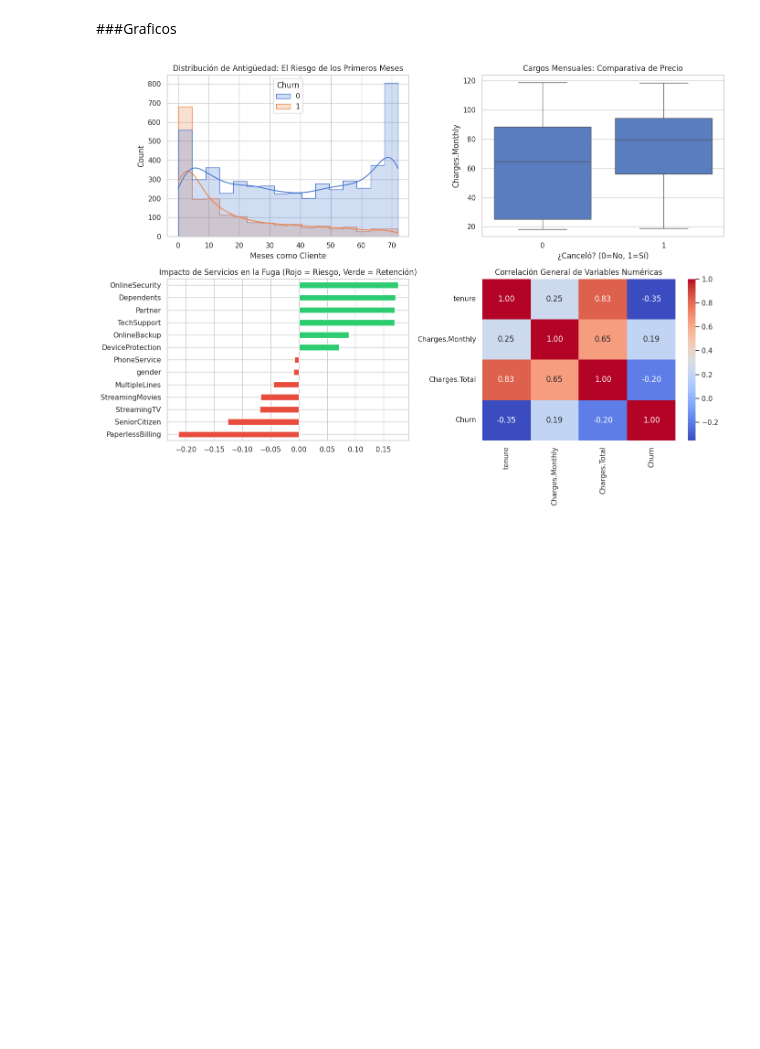
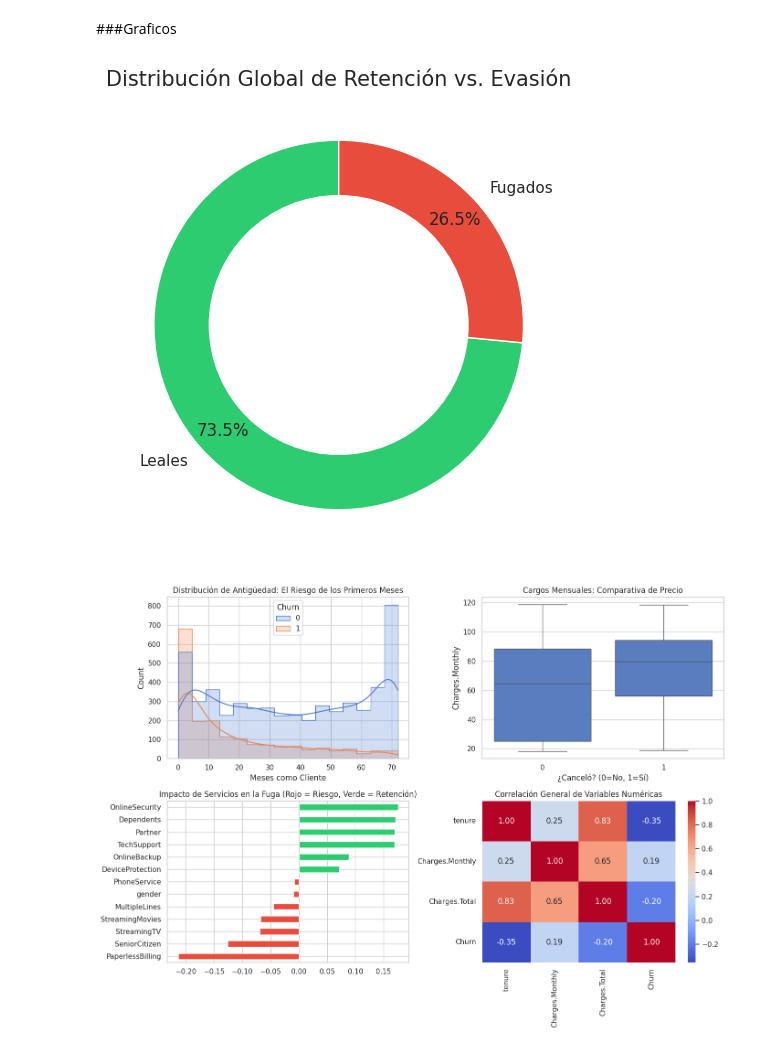
Before and after one commit to anatoledodata/Analisis-Churn-Telecom, a Jupyter notebook: Analisis_Churn_Telecom.ipynb, the cells around one changed output. Cells and saved outputs as stored; diff of their text form; code cells hidden in the pictures; blank space fills up the shorter version.

Commit message:
Agregado cálculo exacto de tasa de Churn y gráfico de donut.

```diff
--- a/Analisis_Churn_Telecom.ipynb
+++ b/Analisis_Churn_Telecom.ipynb
@@ -487,0 +487,8 @@ dtype: float64
+# %%
+total_clientes = len(datos)
+clientes_fugados = datos['Churn'].sum()
+tasa_churn = (clientes_fugados / total_clientes) * 100
+
+print(f"Total de clientes: {total_clientes}")
+print(f"Clientes que se fueron: {clientes_fugados}")
+print(f"Tasa de Churn: {tasa_churn:.2f}%")
@@ -588,6 +599,24 @@ pd.pivot_table(datos, index='Churn', values=cols_a_analizar, aggfunc=['mean', 'm
 # %%
 import seaborn as sns
 import matplotlib.pyplot as plt
+# %%
+#Distribución Global de Retención vs. Evasión
+plt.figure(figsize=(6, 6))
+plt.pie([total_clientes - clientes_fugados, clientes_fugados],
+        labels=['Leales', 'Fugados'],
+        autopct='%1.1f%%',
+        startangle=90,
+        colors=['#2ecc71', '#e74c3c'],
+        pctdistance=0.85)
+
+centro_circulo = plt.Circle((0,0), 0.70, fc='white')
+fig = plt.gcf()
+fig.gca().add_artist(centro_circulo)
+
+plt.title('Distribución Global de Retención vs. Evasión', fontsize=15)
+plt.show()
+# %% [output]
+[figure, added]
 # %%
 # Configuracion de estilo
 sns.set_theme(style="whitegrid", palette="muted")
```
Also changed, not shown: parts of 7 cells of this notebook.
